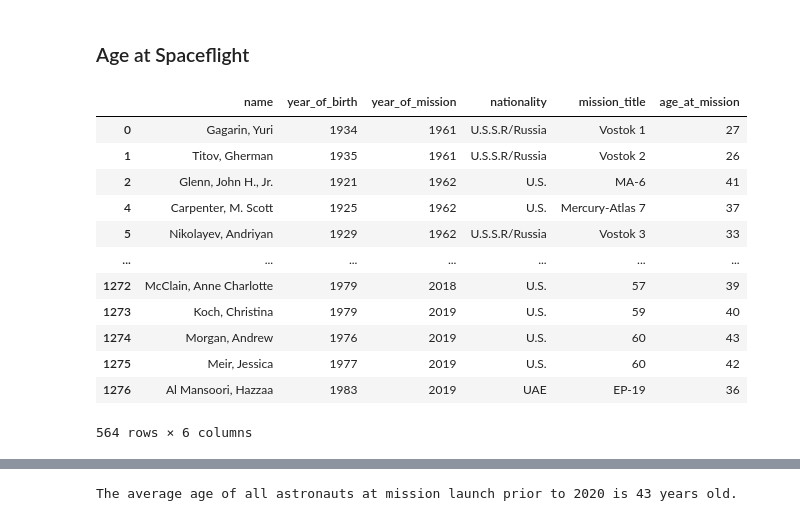
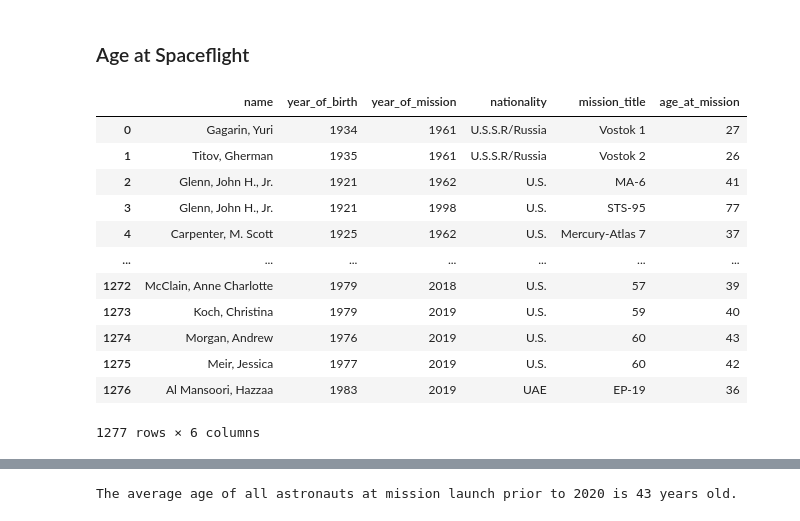
Before and after one commit to itak365/international_astronaut_db, a Jupyter notebook: astronauts_stats.ipynb, the cells around one changed output, grey strips where cells are left out. Drawn from its saved outputs; the diff is of its cells as text; code cells hidden in the pictures.

```diff
--- a/astronauts_stats.ipynb
+++ b/astronauts_stats.ipynb
@@ -110,20 +126,20 @@ wiki.summary(df1_oldest['name'])
 # %%
 df2 = astronaut_raw[['name', 'year_of_birth', 'year_of_mission', 'nationality', 'mission_title']]
 
 df2['age_at_mission'] = df2['year_of_mission'] - df2['year_of_birth']
 
-df2.drop_duplicates(subset=['name'], keep= 'first')
+df2
 # %% [output]
 |  | name | year_of_birth | year_of_mission | nationality | mission_title | age_at_mission |
 | 0 | Gagarin, Yuri | 1934 | 1961 | U.S.S.R/Russia | Vostok 1 | 27 |
 | 1 | Titov, Gherman | 1935 | 1961 | U.S.S.R/Russia | Vostok 2 | 26 |
 | 2 | Glenn, John H., Jr. | 1921 | 1962 | U.S. | MA-6 | 41 |
+| 3 | Glenn, John H., Jr. | 1921 | 1998 | U.S. | STS-95 | 77 |
 | 4 | Carpenter, M. Scott | 1925 | 1962 | U.S. | Mercury-Atlas 7 | 37 |
-| 5 | Nikolayev, Andriyan | 1929 | 1962 | U.S.S.R/Russia | Vostok 3 | 33 |
 | ... | ... | ... | ... | ... | ... | ... |
 | 1272 | McClain, Anne Charlotte | 1979 | 2018 | U.S. | 57 | 39 |
 | 1273 | Koch, Christina | 1979 | 2019 | U.S. | 59 | 40 |
 | 1274 | Morgan, Andrew | 1976 | 2019 | U.S. | 60 | 43 |
 | 1275 | Meir, Jessica | 1977 | 2019 | U.S. | 60 | 42 |
 | 1276 | Al Mansoori, Hazzaa | 1983 | 2019 | UAE | EP-19 | 36 |
-564 rows × 6 columns
+1277 rows × 6 columns
```
Also changed, not shown: parts of 6 cells of this notebook.
